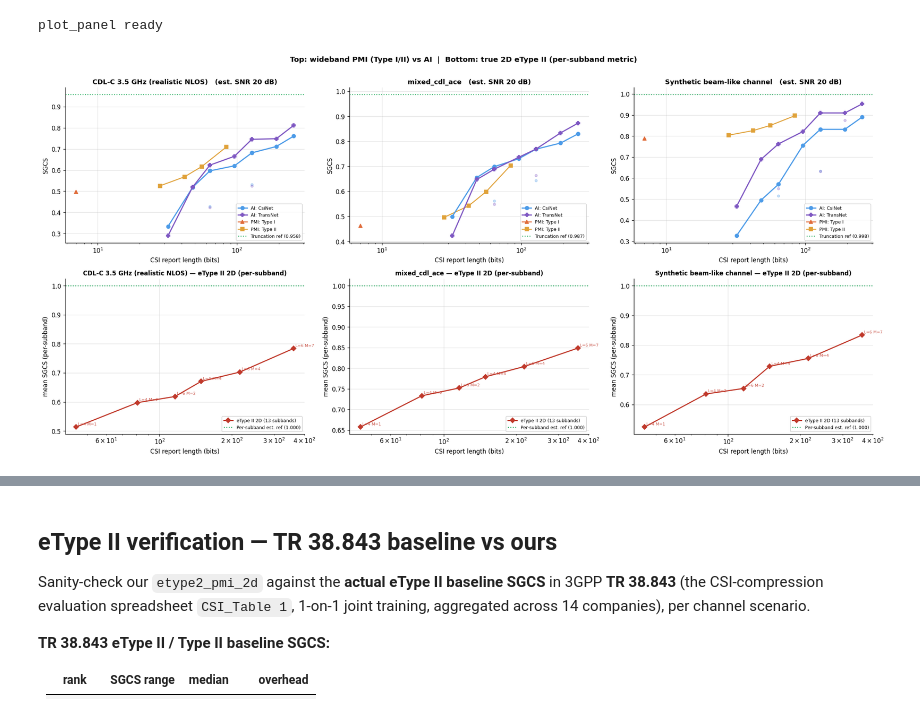
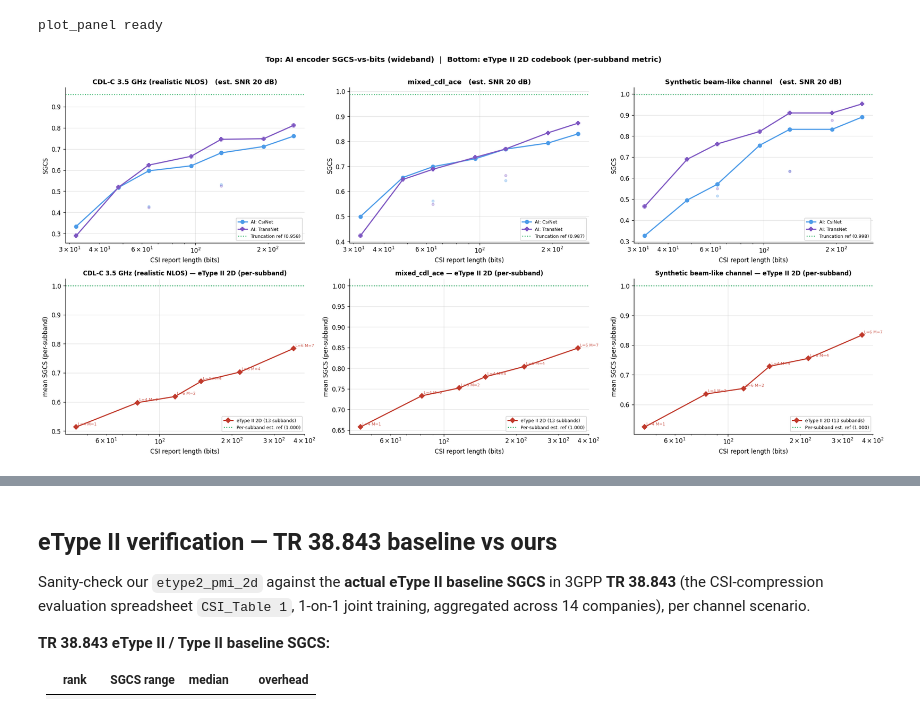
Before and after one commit to CheeseFondueChamchi/ai-csi-feedback, a Jupyter notebook: notebooks/comparison.ipynb, the cells around one changed output, grey strips where cells are left out. Drawn from its saved outputs; the diff is of its cells as text; code cells hidden in the pictures.

```diff
--- a/notebooks/comparison.ipynb
+++ b/notebooks/comparison.ipynb
@@ -177,7 +179,7 @@ def plot_etype2d_panel(ax, ch, title):
 
 
 def plot_panel(ax, ch, title):
-    '''Draw one comparison panel: AI families vs PMI codebook families.'''
+    '''Draw one comparison panel: AI families (wideband SGCS frontier).'''
     # --- AI frontiers per family (CsiNet vs TransNet) ---
     for fam, front in ch['ai_frontier'].items():
         col, mk = AI_STYLE.get(fam, ('#4C9BE8', 'o'))
@@ -186,12 +188,6 @@ def plot_panel(ax, ch, title):
         for pts in ch['ai_by_family'].get(fam, {}).values():   # faint operating points
             ax.scatter([p[0] for p in pts], [p[1] for p in pts], s=16,
                        color=col, alpha=0.30, zorder=3)
-
-    # --- PMI codebook families (Type I / Type II / eType II) ---
-    for fam, pts in ch['pmi_by_family'].items():
-        col, mk = PMI_STYLE.get(fam, ('#888888', '^'))
-        ax.plot([p[1] for p in pts], [p[2] for p in pts], marker=mk, ls='-',
-                color=col, lw=1.6, ms=6, zorder=4, label=f'PMI: {fam}')
 
     # --- references ---
     if not np.isnan(ch['sgcs_trunc']):
@@ -212,21 +208,21 @@ plot_panel ready
 # %%
 if not channels:
     print('No channel data loaded — skipping figure. Run Stages 1-3 first.')
 else:
     n = len(channels)
     # Two rows: (top) wideband PMI vs AI; (bottom) true 2D eType II per-subband.
     fig, axes = plt.subplots(2, n, figsize=(6.5 * n, 9.2), squeeze=False)
     for j, (lbl, ch) in enumerate(channels.items()):
         disp = LABEL_DISPLAY.get(lbl, lbl)
         plot_panel(axes[0][j], ch, disp)
         plot_etype2d_panel(axes[1][j], ch, disp)
-    fig.suptitle('Top: wideband PMI (Type I/II) vs AI  |  '
-                 'Bottom: true 2D eType II (per-subband metric)',
+    fig.suptitle('Top: AI encoder SGCS-vs-bits (wideband)  |  '
+                 'Bottom: eType II 2D codebook (per-subband metric)',
                  fontsize=12, fontweight='bold', y=1.005)
     plt.tight_layout()
     plt.show()
 # %% [output]
-[figure, old version]
+[figure, new version]
 # %%
 import pandas as pd
 
```
Also changed, not shown: parts of 4 cells of this notebook, 1 other file.
